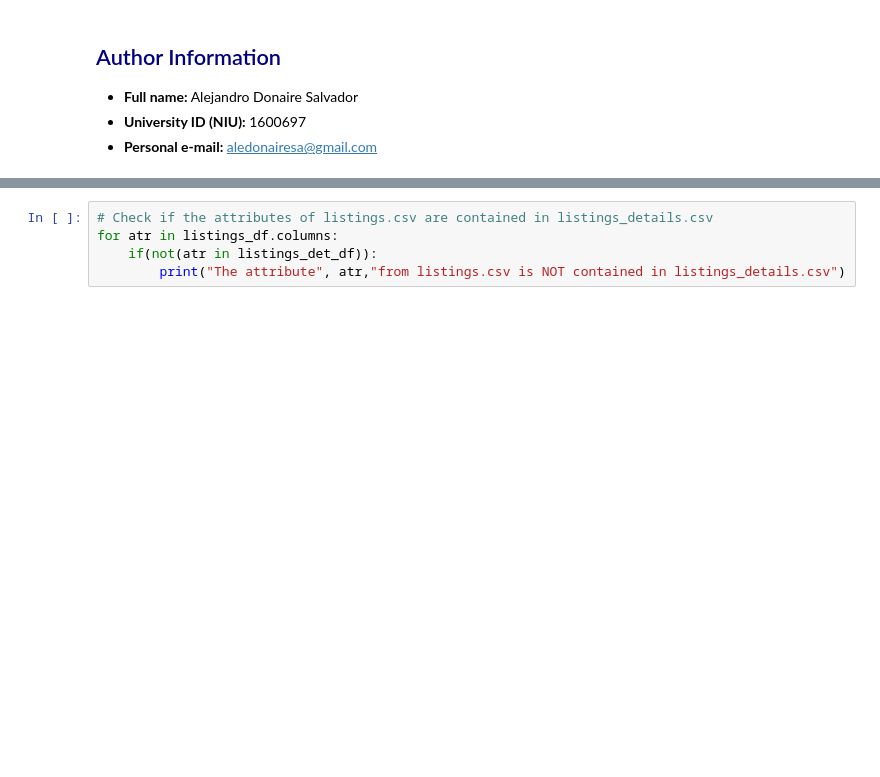
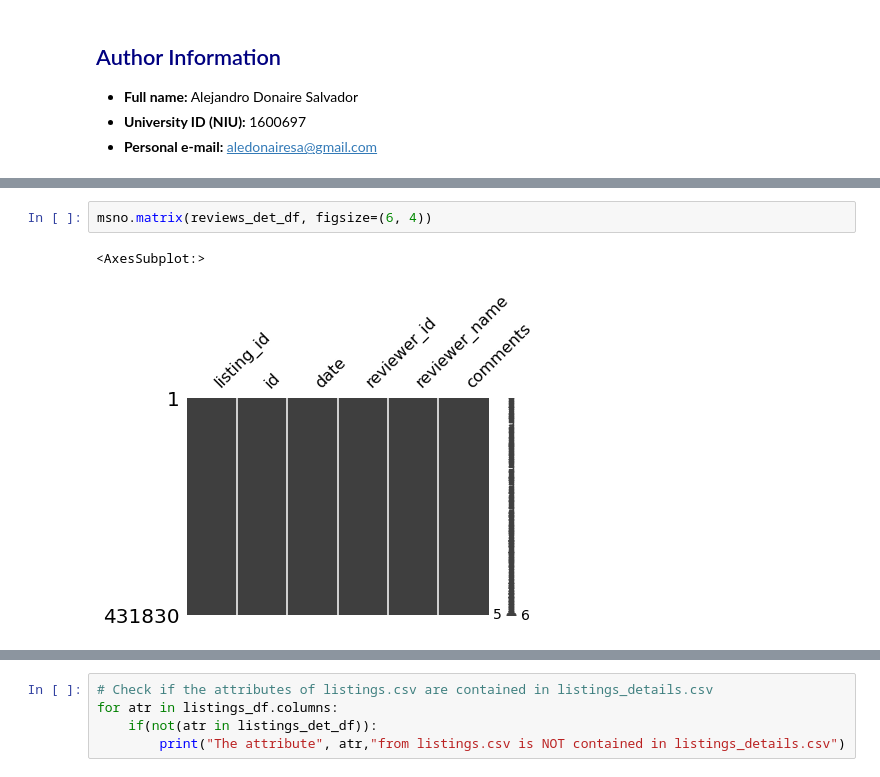
Before and after one commit to Aledonairesa/Kaggle-Dataset-Analysis, a Jupyter notebook: Kaggle Dataset Analysis - Airbnb Amsterdam.ipynb, the cells around one changed output, grey strips where cells are left out. Saved outputs shown, nothing was run; the diff lists cells and outputs as text; blank space fills up the shorter version.

```diff
--- a/Kaggle Dataset Analysis - Airbnb Amsterdam.ipynb
+++ b/Kaggle Dataset Analysis - Airbnb Amsterdam.ipynb
@@ -102,0 +164,5 @@ It has 365 records for each listing (advertisement). It specifies whether the li
+# %%
+msno.matrix(reviews_det_df, figsize=(6, 4))
+# %% [output]
+<AxesSubplot:>
+[figure, added]
```
Also changed, not shown: parts of 22 cells of this notebook.
